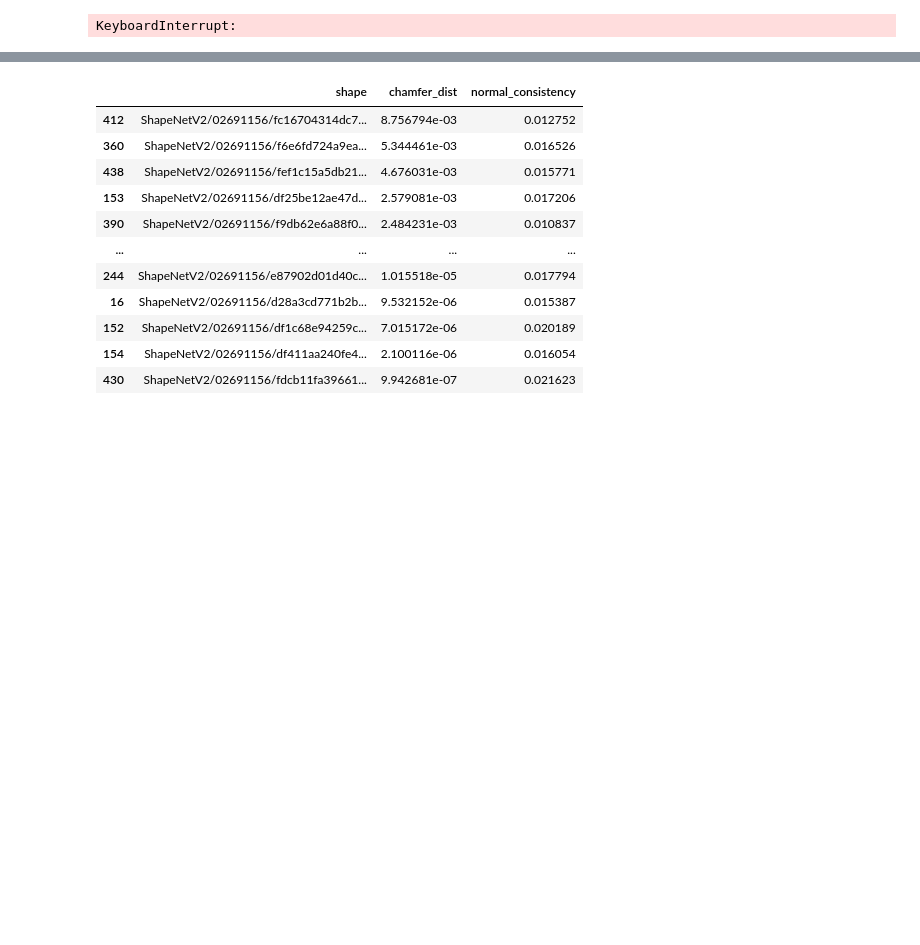
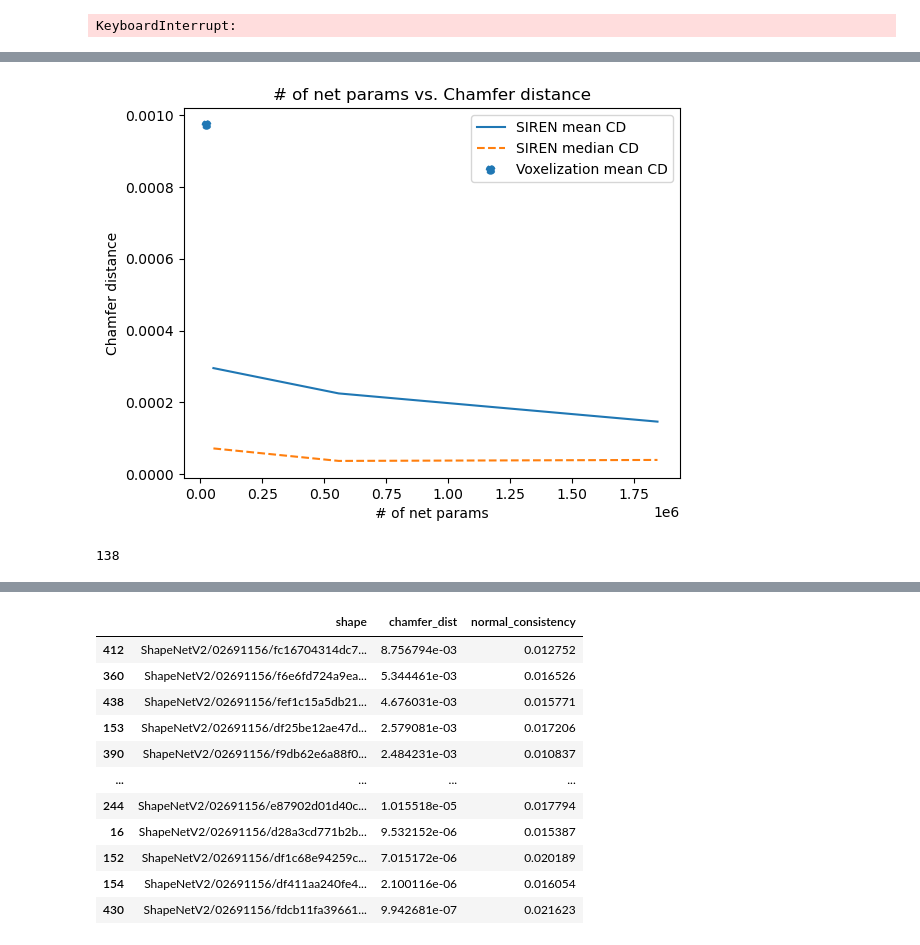
Before and after one commit to philippwulff/Deep3DComp, a Jupyter notebook: test.ipynb, the cells around one changed output, grey strips where cells are left out. Drawn from its saved outputs; the diff is of its cells as text; code cells hidden in the pictures; blank space fills up the shorter version.

```diff
--- a/test.ipynb
+++ b/test.ipynb
@@ -147,0 +124,15 @@ dtype: float64
+# %%
+exps = [
+    "../../shared/deepsdfcomp/searches/double_nonlinearity/siren_width=64_no_bottleneck",
+    "../../shared/deepsdfcomp/searches/double_nonlinearity/siren_width=256_no_bottleneck_v2",
+    ]
+vox_logs = [
+    pd.read_csv("data/voxelize_until_cd_meshes_CD=0.001/run_voxelize_until_CD_logs.csv"),
+]
+plotting.plot_capacity_vs_chamfer_dist(exps, type="latent", voxelization_logs=vox_logs)
+# %% [output]
+[figure, added]
+# %%
+len(df_voxelized)
+# %% [output]
+138
```
Also changed, not shown: parts of 10 cells of this notebook, 6 other files.
